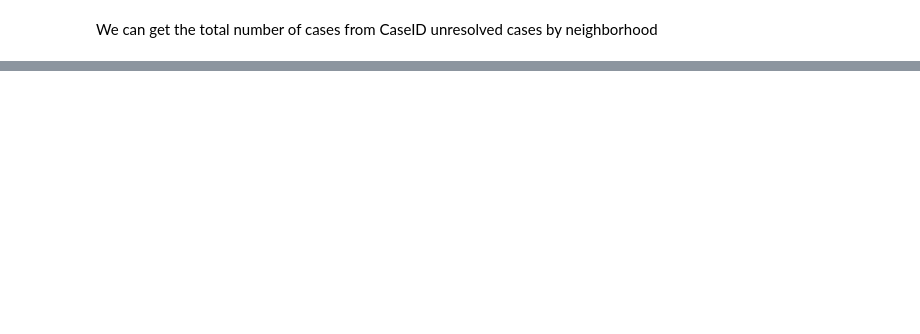
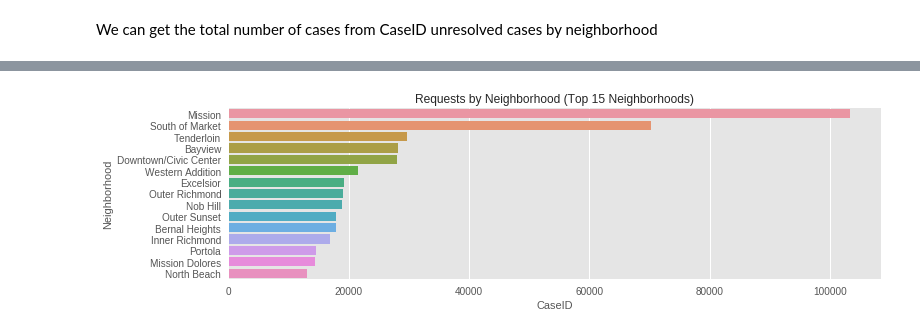
Before and after one commit to tjgordon/141B-Project, a Jupyter notebook: SF Street Cleaning Project.ipynb, the cells around one changed output, grey strips where cells are left out. Cells and saved outputs as stored; diff of their text form; code cells hidden in the pictures; blank space fills up the shorter version.

Commit message:
Add more plots

```diff
--- a/SF Street Cleaning Project.ipynb
+++ b/SF Street Cleaning Project.ipynb
@@ -119,5 +113,6 @@ counts.head()
 We can get the total number of cases from CaseID
 unresolved cases by neighborhood
 # %%
-counts.sort_values(by = "CaseID",
-            ascending = False)
+counts = counts.sort_values(by = "CaseID",
+                            ascending = False)
+counts = counts.reset_index()
@@ -143,0 +128,13 @@ counts.sort_values(by = "CaseID",
+# %%
+sns.set_context("notebook", rc={"font.size" : 40}) # font_scale=1.5
+ax = sns.factorplot(x = "CaseID",
+                    y = "Neighborhood",
+                    data = counts.head(15),
+                    kind = "bar",
+                    orient = "h",
+                    aspect = 3
+                   )#, size = 10)
+plt.title("Requests by Neighborhood (Top 15 Neighborhoods)")
+plt.show()
+# %% [output]
+[figure, added]
```
Also changed, not shown: parts of 19 cells of this notebook, 2 other files.
